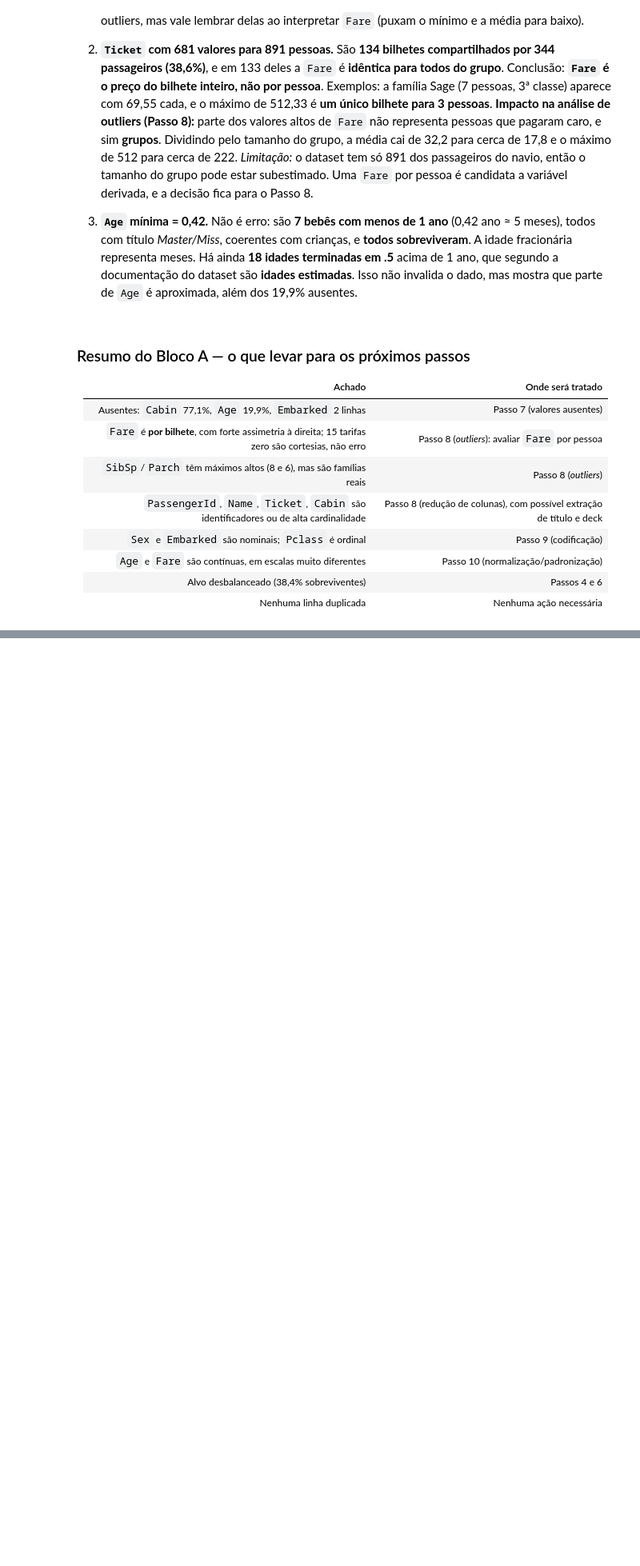
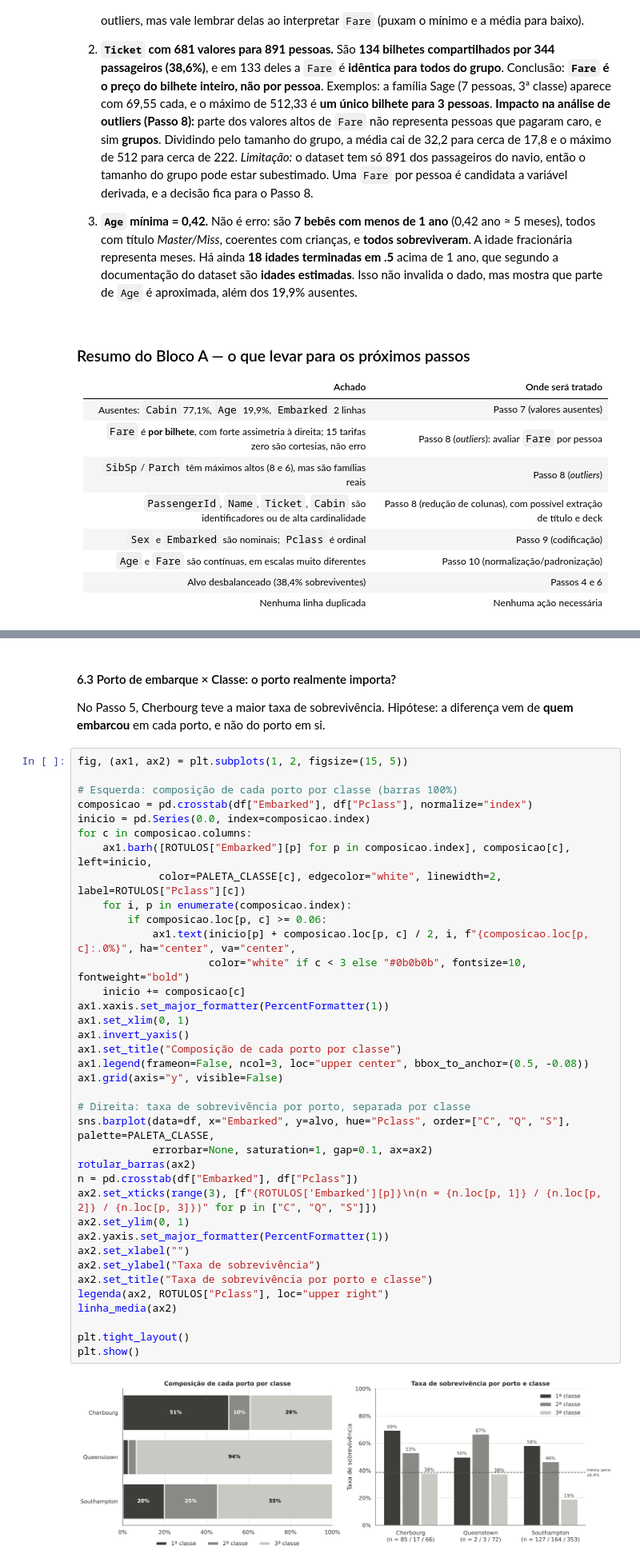
Before and after one commit to luang1t/hands-on-eda, a Jupyter notebook: src/analise_titanic.ipynb, the cells around one changed output, grey strips where cells are left out. Shown at 80% size. Saved outputs shown, nothing was run; the diff lists cells and outputs as text; blank space fills up the shorter version.

```diff
--- a/src/analise_titanic.ipynb
+++ b/src/analise_titanic.ipynb
@@ -371,0 +600,43 @@ Idades estimadas (xx.5): 18
+# %% [markdown]
+#### 6.3 Porto de embarque × Classe: o porto realmente importa?
+
+No Passo 5, Cherbourg teve a maior taxa de sobrevivência. Hipótese: a diferença vem de **quem embarcou** em cada porto, e não do porto em si.
+# %%
+fig, (ax1, ax2) = plt.subplots(1, 2, figsize=(15, 5))
+
+# Esquerda: composição de cada porto por classe (barras 100%)
+composicao = pd.crosstab(df["Embarked"], df["Pclass"], normalize="index")
+inicio = pd.Series(0.0, index=composicao.index)
+for c in composicao.columns:
+    ax1.barh([ROTULOS["Embarked"][p] for p in composicao.index], composicao[c], left=inicio,
+             color=PALETA_CLASSE[c], edgecolor="white", linewidth=2, label=ROTULOS["Pclass"][c])
+    for i, p in enumerate(composicao.index):
+        if composicao.loc[p, c] >= 0.06:
+            ax1.text(inicio[p] + composicao.loc[p, c] / 2, i, f"{composicao.loc[p, c]:.0%}", ha="center", va="center",
+                     color="white" if c < 3 else "#0b0b0b", fontsize=10, fontweight="bold")
+    inicio += composicao[c]
+ax1.xaxis.set_major_formatter(PercentFormatter(1))
+ax1.set_xlim(0, 1)
+ax1.invert_yaxis()
+ax1.set_title("Composição de cada porto por classe")
+ax1.legend(frameon=False, ncol=3, loc="upper center", bbox_to_anchor=(0.5, -0.08))
+ax1.grid(axis="y", visible=False)
+
+# Direita: taxa de sobrevivência por porto, separada por classe
+sns.barplot(data=df, x="Embarked", y=alvo, hue="Pclass", order=["C", "Q", "S"], palette=PALETA_CLASSE,
+            errorbar=None, saturation=1, gap=0.1, ax=ax2)
+rotular_barras(ax2)
+n = pd.crosstab(df["Embarked"], df["Pclass"])
+ax2.set_xticks(range(3), [f"{ROTULOS['Embarked'][p]}\n(n = {n.loc[p, 1]} / {n.loc[p, 2]} / {n.loc[p, 3]})" for p in ["C", "Q", "S"]])
+ax2.set_ylim(0, 1)
+ax2.yaxis.set_major_formatter(PercentFormatter(1))
+ax2.set_xlabel("")
+ax2.set_ylabel("Taxa de sobrevivência")
+ax2.set_title("Taxa de sobrevivência por porto e classe")
+legenda(ax2, ROTULOS["Pclass"], loc="upper right")
+linha_media(ax2)
+
+plt.tight_layout()
+plt.show()
+# %% [output]
+[figure, added]
```
Also changed, not shown: parts of 74 cells of this notebook.
